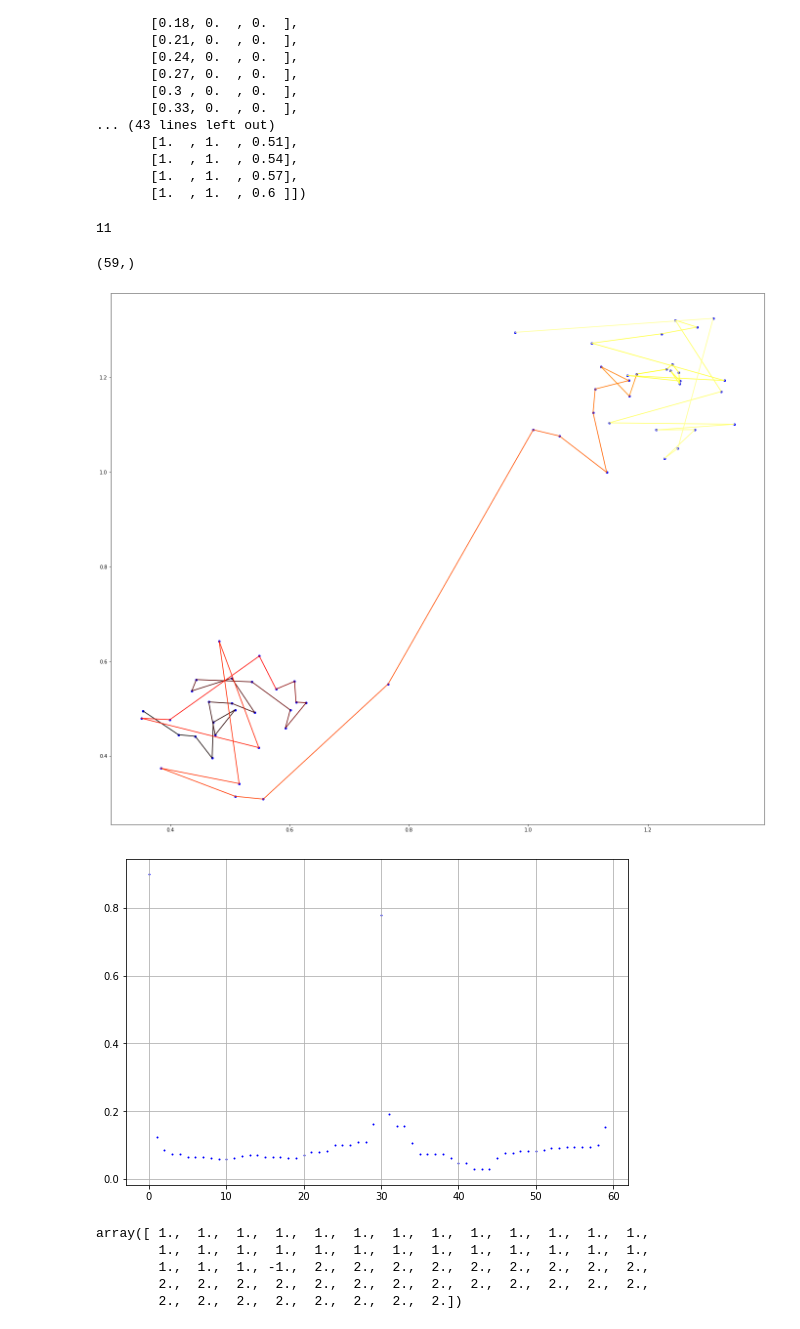
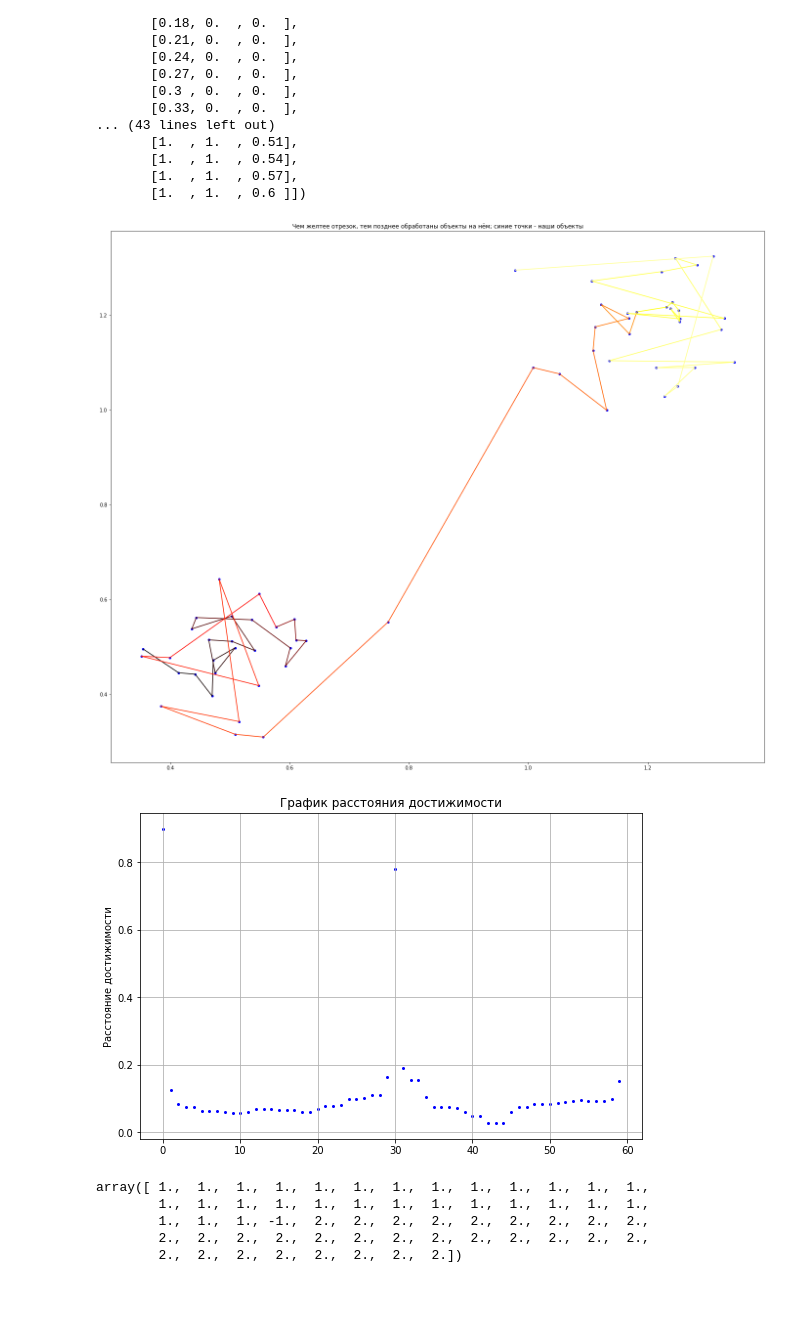
Before and after one commit to cassowary-bird/for_study, a Jupyter notebook: naive_OPTICS.ipynb, the cells around one changed output. Cells and saved outputs as stored; diff of their text form; code cells hidden in the pictures; blank space fills up the shorter version.

```diff
--- a/naive_OPTICS.ipynb
+++ b/naive_OPTICS.ipynb
@@ -260,8 +260,10 @@ order = []
 pq = PriorityQueue()
 # %%
 def update_pq(obj, allObjects, pq):
+    # для соседей очередного корневого объекта вычисляет расстояния достижимости между ним и соседями
+    # (или обновляет это расстояние, если оно уже было посчитано, если новое меньше)
 
-    obj.plot__neighbours(data)
+    #obj.plot__neighbours(data)
 
     neighbObjects = allObjects[obj.neighbours]
     for neighb_obj in neighbObjects:
@@ -279,7 +281,7 @@ def update_pq(obj, allObjects, pq):
                     if new_r_dist < neighb_obj.reachability_distance:
                         neighb_obj.reachability_distance = new_r_dist
                         pq.insert_or_update__element(neighb_obj.ind, neighb_obj.reachability_distance)
-    print(pq)
+    #print(pq)
 
     return pq
 # %%
@@ -595,15 +352,6 @@ array([[0.  , 0.  , 0.  ],
        [1.  , 1.  , 0.54],
        [1.  , 1.  , 0.57],
        [1.  , 1.  , 0.6 ]])
-# %%
-len(create_colors(11))
-# %% [output]
-11
-# %%
-t = allObjects[order]
-t[:allObjects.shape[0] - 1].shape
-# %% [output]
-(59,)
 # %%
 colors_array = create_colors(allObjects.shape[0])
 colors_tuple = list(map(tuple, colors_array[:]))
@@ -617,25 +365,28 @@ for obj1, obj2, color in zip(allObjects[order][:allObjects.shape[0] - 1], allObj
 
 ax.scatter(data[:,0], data[:,1], s=16, c='b')
 
+plt.title('Чем желтее отрезок, тем позднее обработаны объекты на нём; синие точки - наши объекты')
 plt.show()
 # %% [output]
-[figure, old version]
+[figure, new version]
 # %%
 fig, ax = plt.subplots(figsize=(9, 6))
 
 reach = []
 for obj in allObjects:
     if type(obj.reachability_distance) == type(None):
         reach.append(0.9)
     else:
         reach.append(obj.reachability_distance)
 reach = np.array(reach)
 
-ax.scatter(np.arange(0,reach.shape[0]), reach[order], s=1, c='b')
+ax.scatter(np.arange(0,reach.shape[0]), reach[order], s=4, c='b')
 plt.grid(True)
+plt.title('График расстояния достижимости')
+plt.ylabel('Расстояние достижимости')
 plt.show()
 # %% [output]
-[figure, old version]
+[figure, new version]
 # %%
 ind_cl = np.concatenate([np.ones((29)), np.array([-1]), np.ones((30))*2])
 ind_cl
```
Also changed, not shown: parts of 11 cells of this notebook.
